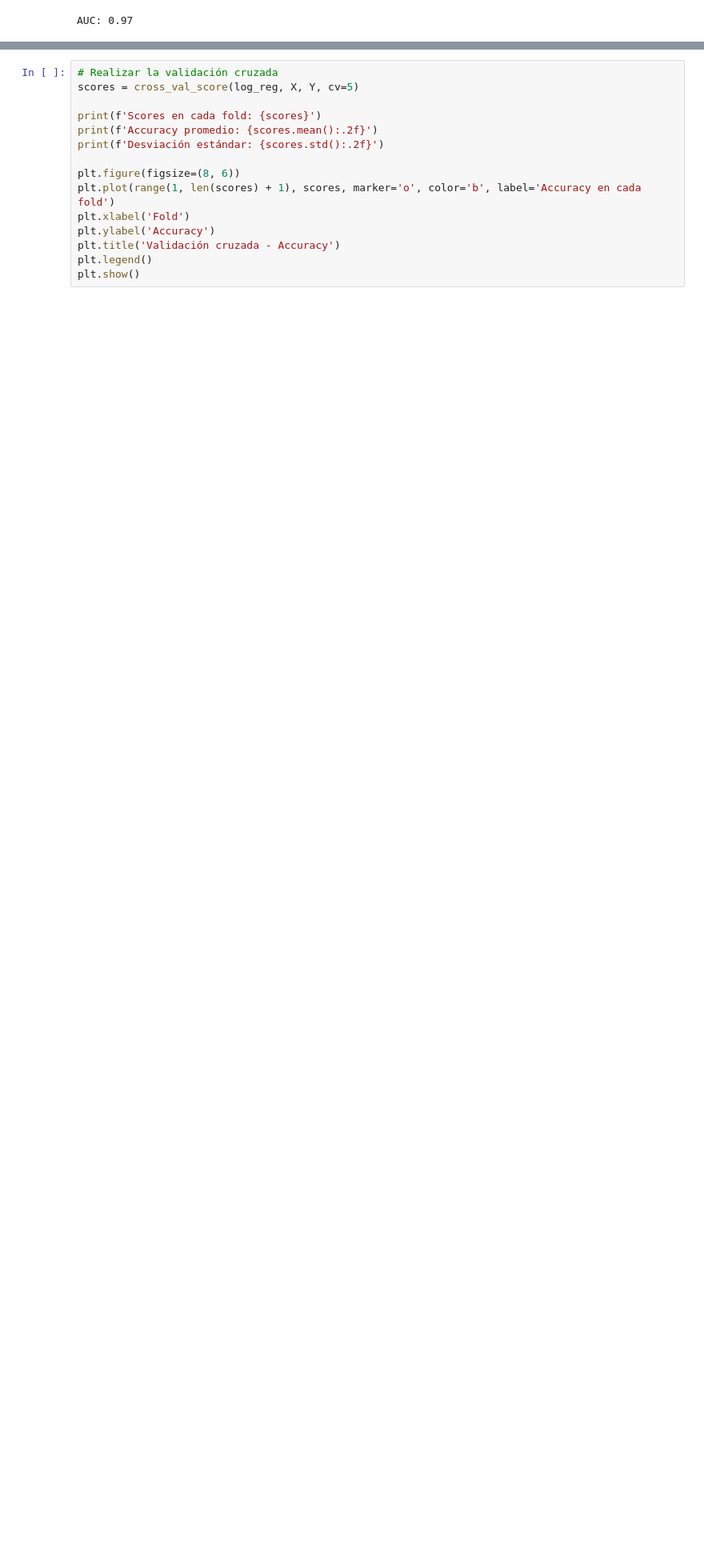
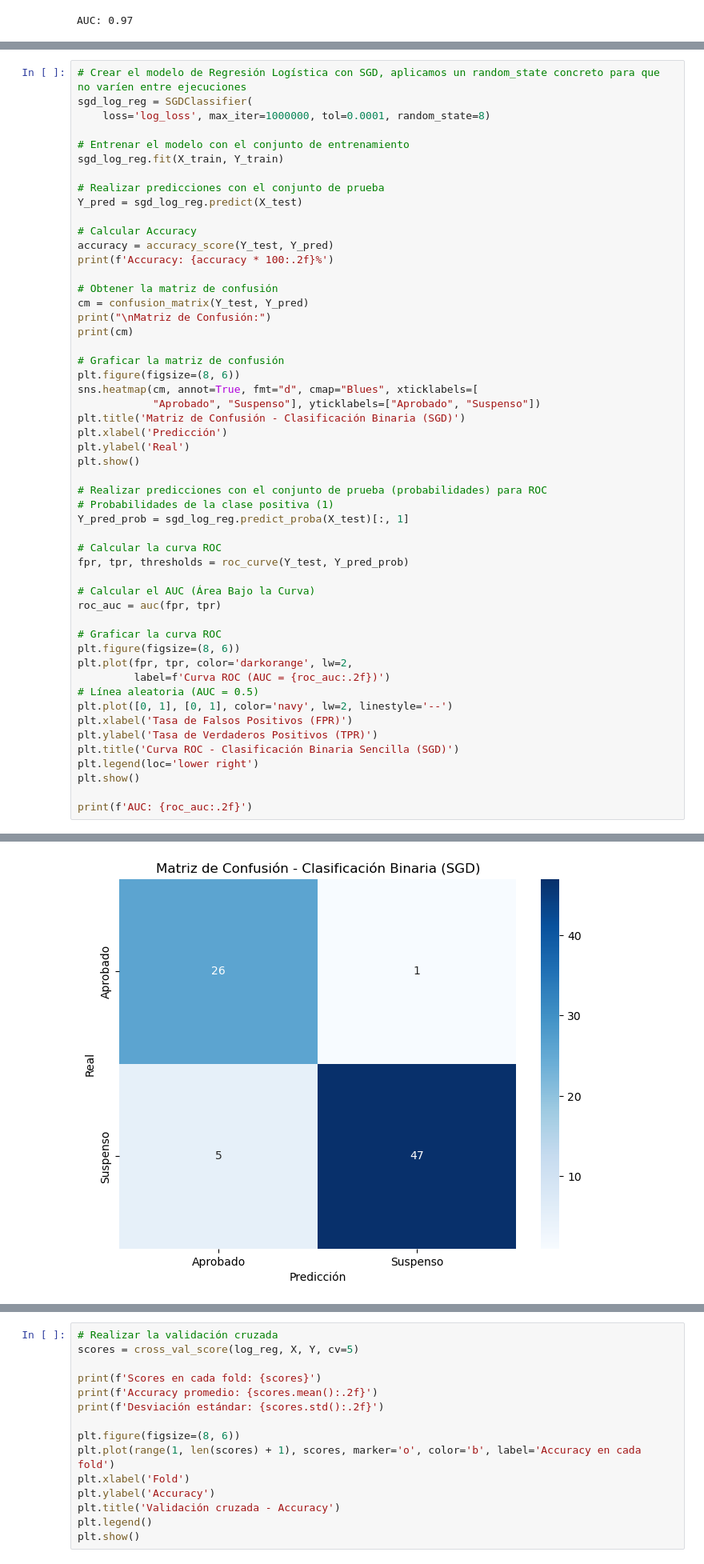
Before and after one commit to Raul0801/SIAA_prediccion_lineal_notas, a Jupyter notebook: Estudiantes/clasificacion_logistica_raul_javier_laura_martin_hugo.ipynb, the cells around one changed output, grey strips where cells are left out. Shown at 80% size. Drawn from its saved outputs; the diff is of its cells as text; blank space fills up the shorter version.

```diff
--- a/Estudiantes/clasificacion_logistica_raul_javier_laura_martin_hugo.ipynb
+++ b/Estudiantes/clasificacion_logistica_raul_javier_laura_martin_hugo.ipynb
@@ -131,0 +134,53 @@ AUC: 0.97
+# %%
+# Crear el modelo de Regresión Logística con SGD, aplicamos un random_state concreto para que no varíen entre ejecuciones
+sgd_log_reg = SGDClassifier(
+    loss='log_loss', max_iter=1000000, tol=0.0001, random_state=8)
+
+# Entrenar el modelo con el conjunto de entrenamiento
+sgd_log_reg.fit(X_train, Y_train)
+
+# Realizar predicciones con el conjunto de prueba
+Y_pred = sgd_log_reg.predict(X_test)
+
+# Calcular Accuracy
+accuracy = accuracy_score(Y_test, Y_pred)
+print(f'Accuracy: {accuracy * 100:.2f}%')
+
+# Obtener la matriz de confusión
+cm = confusion_matrix(Y_test, Y_pred)
+print("\nMatriz de Confusión:")
+print(cm)
+
+# Graficar la matriz de confusión
+plt.figure(figsize=(8, 6))
+sns.heatmap(cm, annot=True, fmt="d", cmap="Blues", xticklabels=[
+            "Aprobado", "Suspenso"], yticklabels=["Aprobado", "Suspenso"])
+plt.title('Matriz de Confusión - Clasificación Binaria (SGD)')
+plt.xlabel('Predicción')
+plt.ylabel('Real')
+plt.show()
+
+# Realizar predicciones con el conjunto de prueba (probabilidades) para ROC
+# Probabilidades de la clase positiva (1)
+Y_pred_prob = sgd_log_reg.predict_proba(X_test)[:, 1]
+
+# Calcular la curva ROC
+fpr, tpr, thresholds = roc_curve(Y_test, Y_pred_prob)
+
+# Calcular el AUC (Área Bajo la Curva)
+roc_auc = auc(fpr, tpr)
+
+# Graficar la curva ROC
+plt.figure(figsize=(8, 6))
+plt.plot(fpr, tpr, color='darkorange', lw=2,
+         label=f'Curva ROC (AUC = {roc_auc:.2f})')
+# Línea aleatoria (AUC = 0.5)
+plt.plot([0, 1], [0, 1], color='navy', lw=2, linestyle='--')
+plt.xlabel('Tasa de Falsos Positivos (FPR)')
+plt.ylabel('Tasa de Verdaderos Positivos (TPR)')
+plt.title('Curva ROC - Clasificación Binaria Sencilla (SGD)')
+plt.legend(loc='lower right')
+plt.show()
+
+print(f'AUC: {roc_auc:.2f}')
+# %% [output]
@@ -131,0 +192 @@ AUC: 0.97
+[figure, added]
```
Also changed, not shown: parts of 6 cells of this notebook, 1 other file.
